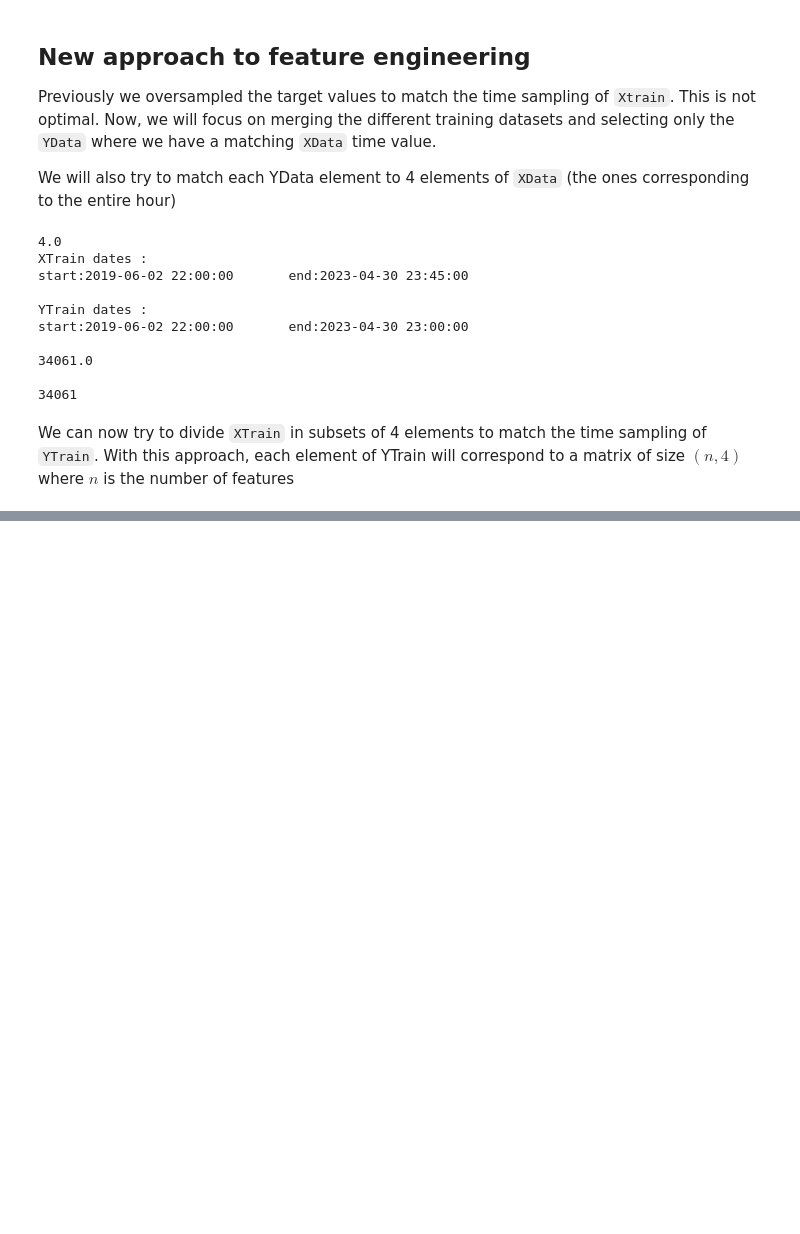
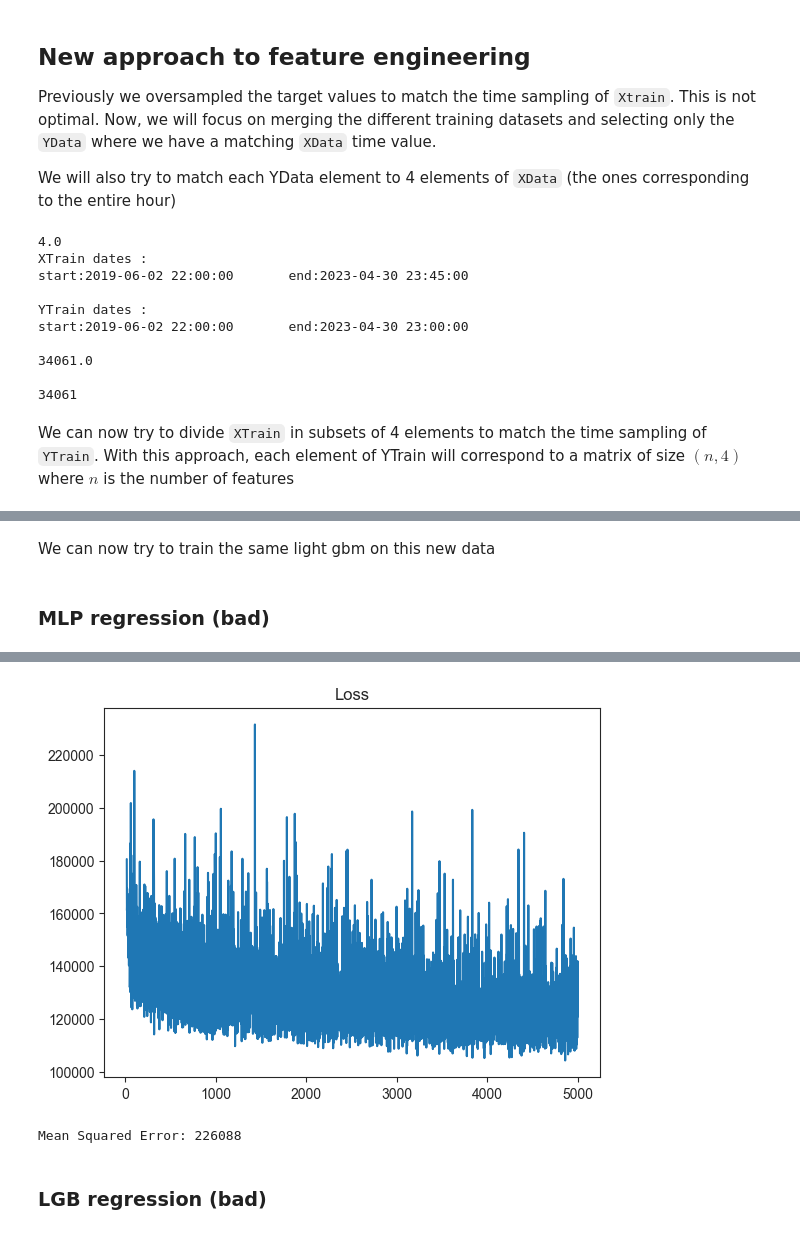
Before and after one commit to hugokerino/Energy-forecasting-NTNU, a Jupyter notebook: data/Noe/Data_exploration.ipynb, the cells around one changed output, grey strips where cells are left out. Saved outputs shown, nothing was run; the diff lists cells and outputs as text; code cells hidden in the pictures; blank space fills up the shorter version.

```diff
--- a/data/Noe/Data_exploration.ipynb
+++ b/data/Noe/Data_exploration.ipynb
@@ -544,0 +516,8 @@ YData_selected = YData_selected['pv_measurement']
+# %%
+XTrain_reshaped = np.reshape(XTrain.to_numpy(), newshape=(len(YTrain),4,len(FEATURES[1])))
+XTrain_reshaped.shape
+
+# Remove timestamp data
+XTrain_reshaped = XTrain_reshaped[:,:,1:]
+# %% [markdown]
+We can now try to train the same light gbm on this new data
@@ -544,0 +531,28 @@ YData_selected = YData_selected['pv_measurement']
+# %%
+# flatten each matrix in a vector
+XTrain_flat = np.reshape(XTrain_reshaped,newshape=(XTrain_reshaped.shape[0],-1))
+# Split dataset in train and test
+X_train, X_test, Y_train, Y_test = train_test_split(XTrain_flat,YTrain['pv_measurement'],
+                                                    test_size=0.2,
+                                                    random_state=RANDOM_SEED,
+                                                    shuffle=True)
+# %% [markdown]
+### MLP regression (bad)
+# %%
+# Use a MLP for regression
+model = MLPRegressor(random_state=1,
+                     learning_rate_init=0.0001,
+                     learning_rate="invscaling",
+                     max_iter=5000,
+                     n_iter_no_change=5000,
+                     tol=1e-6,
+                     warm_start=True,
+                     verbose=True)
+model.fit(X_train, Y_train)
+
+plt.figure()
+start_iter = 20
+plt.plot(np.arange(start_iter,model.n_iter_),model.loss_curve_[start_iter:])
+plt.title("Loss")
+plt.show()
+# %% [output]
@@ -544,0 +576,10 @@ YData_selected = YData_selected['pv_measurement']
+[figure, added]
+# %%
+# Make predictions
+y_pred = model.predict(X_test)
+
+# Evaluate the model
+mse = mean_squared_error(Y_test, y_pred)
+print(f"Mean Squared Error: {mse:.0f}")
+# %% [output]
+Mean Squared Error: 226088
@@ -544,0 +600,2 @@ YData_selected = YData_selected['pv_measurement']
+# %% [markdown]
+### LGB regression (bad)
```
Also changed, not shown: parts of 19 cells of this notebook.
